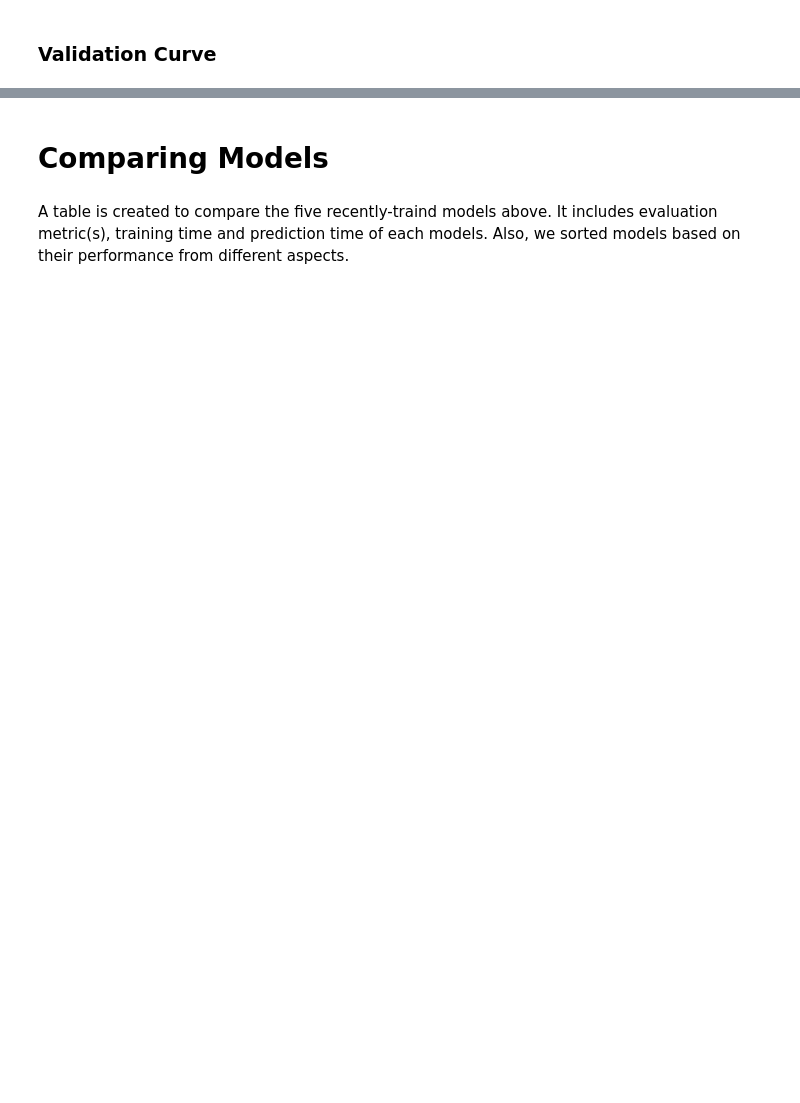
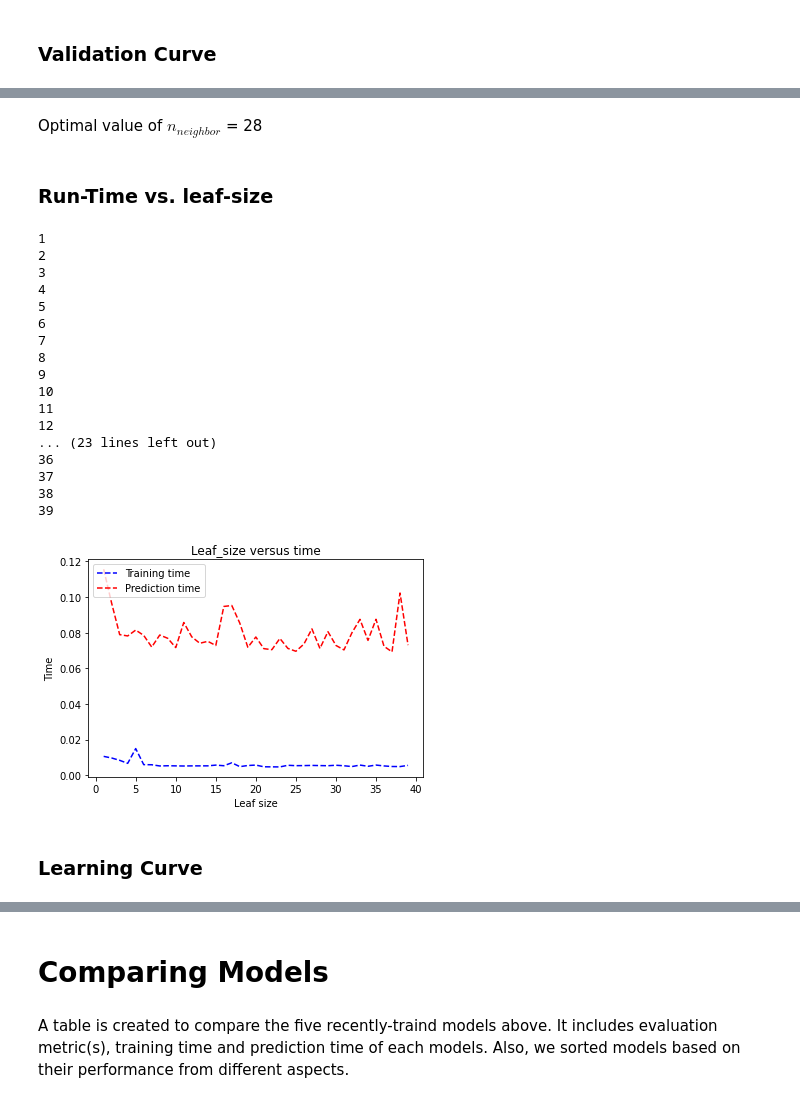
Before and after one commit to as2c/MLP---Cosmology, a Jupyter notebook: Optimization/Model_Evaluation.ipynb, the cells around one changed output, grey strips where cells are left out. Saved outputs shown, nothing was run; the diff lists cells and outputs as text; code cells hidden in the pictures; blank space fills up the shorter version.

```diff
--- a/Optimization/Model_Evaluation.ipynb
+++ b/Optimization/Model_Evaluation.ipynb
@@ -645,0 +810,56 @@ OSError: [Errno 22] Invalid argument
+# %% [markdown]
+Optimal value of $n_{neighbor}$ = 28
+# %% [markdown]
+### Run-Time vs. leaf-size
+# %%
+import time
+
+leaf_range = np.arange(1,40,1)
+
+t_time = np.array([])
+p_time = np.array([])
+
+for i in leaf_range:
+    print(i)
+    classifier = KNeighborsClassifier(n_neighbors=20 , leaf_size=i, p=2, metric='minkowski')
+
+    start = time.time()
+    classifier.fit(X_train, Y_train)
+    stop = time.time()
+    t1 = stop - start
+    t_time = np.append(t_time , t1)
+
+    start = time.time()
+    n = classifier.predict(X_test)
+    stop = time.time()
+    t2 = stop - start
+    p_time = np.append(p_time , t2)
+
+plt.plot(leaf_range , t_time , 'b--' , label = 'Training time')
+plt.plot(leaf_range , p_time , 'r--' , label = 'Prediction time')
+plt.title('Leaf_size versus time')
+plt.xlabel('Leaf size')
+plt.ylabel('Time')
+plt.legend(loc='upper left')
+plt.show()
+# %% [output]
+1
+2
+3
+4
+5
+6
+7
+8
+9
+10
+11
+12
+... (23 lines left out)
+36
+37
+38
+39
+[figure, added]
+# %% [markdown]
+### Learning Curve
```
Also changed, not shown: parts of 75 cells of this notebook.
